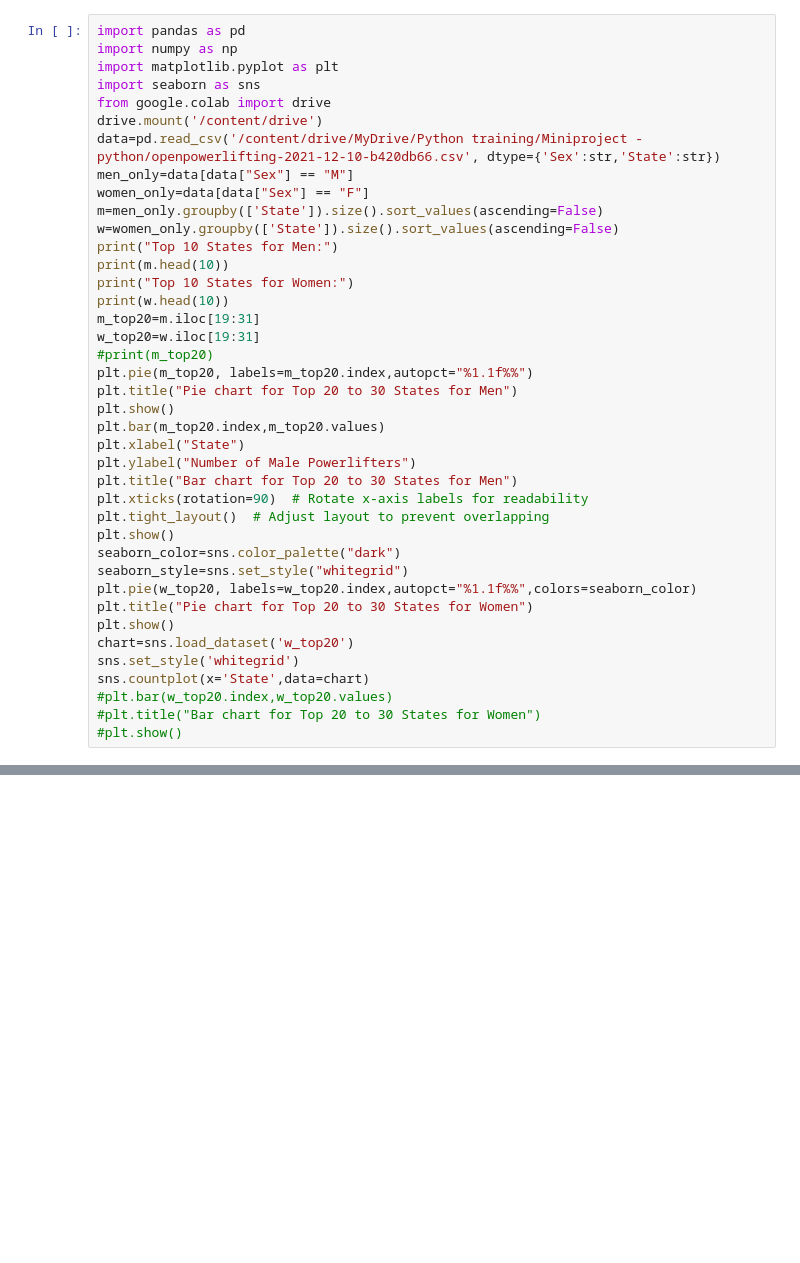
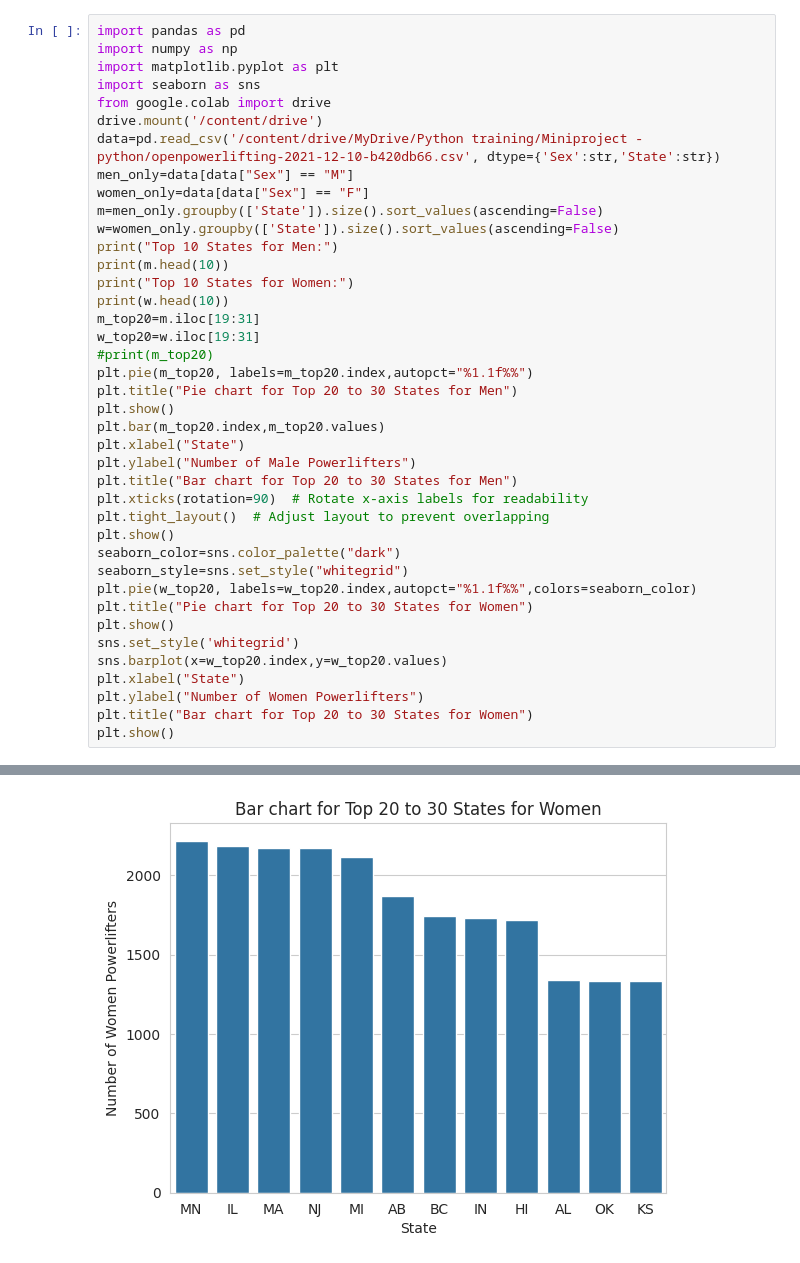
Before and after one commit to VidhyaKishor27/Pythonbasic, a Jupyter notebook: Python_miniproject_powerlifting.ipynb, the cells around one changed output, grey strips where cells are left out. Saved outputs shown, nothing was run; the diff lists cells and outputs as text; blank space fills up the shorter version.

```diff
--- a/Python_miniproject_powerlifting.ipynb
+++ b/Python_miniproject_powerlifting.ipynb
@@ -34,12 +34,12 @@ seaborn_style=sns.set_style("whitegrid")
 plt.pie(w_top20, labels=w_top20.index,autopct="%1.1f%%",colors=seaborn_color)
 plt.title("Pie chart for Top 20 to 30 States for Women")
 plt.show()
-chart=sns.load_dataset('w_top20')
 sns.set_style('whitegrid')
-sns.countplot(x='State',data=chart)
-#plt.bar(w_top20.index,w_top20.values)
-#plt.title("Bar chart for Top 20 to 30 States for Women")
-#plt.show()
+sns.barplot(x=w_top20.index,y=w_top20.values)
+plt.xlabel("State")
+plt.ylabel("Number of Women Powerlifters")
+plt.title("Bar chart for Top 20 to 30 States for Women")
+plt.show()
 # %% [output]
 Drive already mounted at /content/drive; to attempt to forcibly remount, call drive.mount("/content/drive", force_remount=True).
 Top 10 States for Men:
@@ -65,0 +65 @@ ValueError: 'w_top20' is not one of the example datasets.
+[figure, added]
```
Also changed, not shown: parts of 1 cell of this notebook.
